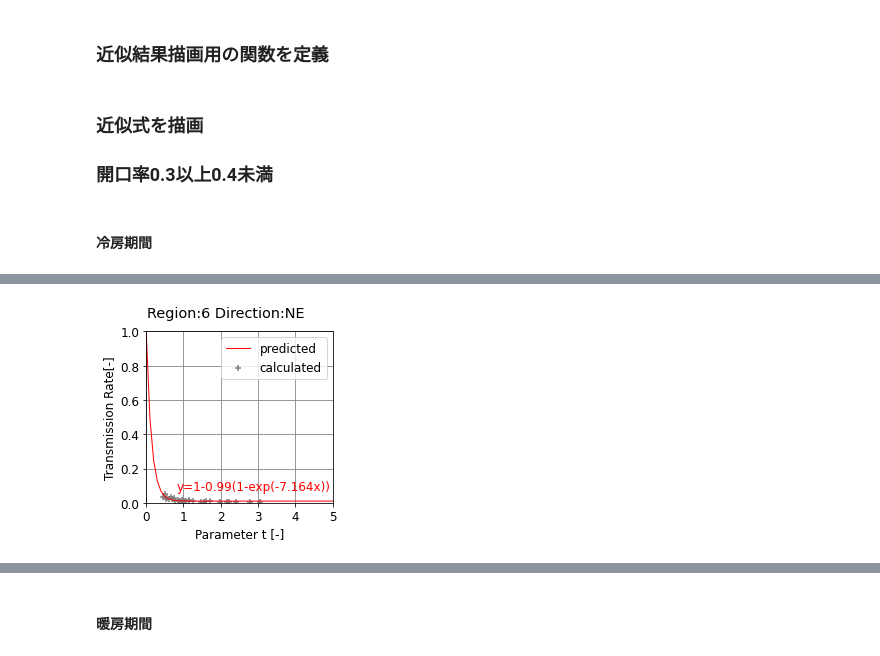
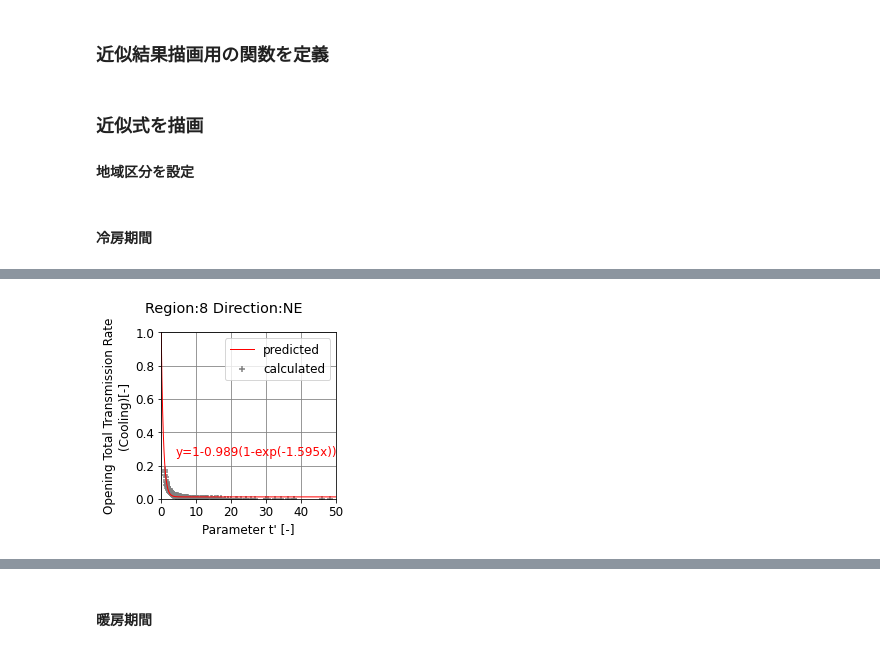
Before and after one commit to BRI-EES-House/03_hana_block, a Jupyter notebook: hana_block_parametric_study_qraphs.ipynb, the cells around one changed output, grey strips where cells are left out. Drawn from its saved outputs; the diff is of its cells as text; code cells hidden in the pictures.

Commit message:
地域区分を8地域に拡張、パラメータt'、期間平均開口部総合透過率を計算する処理を追加、散布図の描画処理を変更

```diff
--- a/hana_block_parametric_study_qraphs.ipynb
+++ b/hana_block_parametric_study_qraphs.ipynb
@@ -286,12 +329,14 @@ for direction, angle in directions.items():
     # グラフ描画
     setPltScatterByRate(df = df_all.query('region == ' + str(region) + ' & direction == "' + direction +'"'),
               fig_title = 'Region:' + str(region) + ' Direction:' + direction,
-              x_label = 'Parameter t [-]',
-              y_label = 'Transmission Rate(Cooling)[-]',
-              x_data_name = 'partition_area_rate',
-              y_data_name = 'tau_total_h',
+              x_label = 'Parameter t\' [-]',
+              y_label = 'Opening Total Transmission Rate' + '\n' + '(Heating)[-]',
+              x_data_name = 't_rev',
+#               x_data_name = 'partition_area_rate',
+              y_data_name = 'tau0_total_h',
+#               y_data_name = 'tau_total_h',
               xlim_min = 0.0,
-              xlim_max = 5.0,
+              xlim_max = 50.0,
               ylim_min = 0.0,
               ylim_max = 0.4,
               file_name = 'parametric_study/heating_by_rate_parametric_study_result'
@@ -365,7 +410,7 @@ def setPltScatter_fitting(df:pd.DataFrame, fig_title:str, x_label:str, y_label:s
     a_pred, b_pred = curve_fit(fit_exponential, x, y)[0]
 
     # 近似データの用意
-    x_pred = np.arange(start=0.0, stop=5.1, step=0.1, dtype=float)
+    x_pred = np.arange(start=0.0, stop=100.1, step=0.1, dtype=float)
     y_pred = fit_exponential(x_pred, a_pred, b_pred)
 
     # プロットの設定
@@ -382,7 +427,13 @@ def setPltScatter_fitting(df:pd.DataFrame, fig_title:str, x_label:str, y_label:s
     ax.set_ylim(ylim_min, ylim_max)
 
     # TODO: 横軸の間隔を設定する
-    #plt.xticks(np.arange(0, 25, step=4))
+    plt.xticks(np.arange(0, xlim_max+10, step=10))
+
+    # マージンの設定
+#     fig.subplots_adjust(left=0.2)
+
+    # パディングの調整
+    plt.tight_layout(rect=[0,0,1,0.96])
 
     # グラフ描画&画像データの保存
     plt.legend()
@@ -390,27 +441,30 @@ def setPltScatter_fitting(df:pd.DataFrame, fig_title:str, x_label:str, y_label:s
     plt.show()
 # %% [markdown]
 ### 近似式を描画
-### 開口率0.3以上0.4未満
+#### 地域区分を設定
 # %%
+region = 8
 # 開口率を0.3以上0.4未満に限定
-df_rate_30 = df_all.query('opening_area_rate >= ' + str(0.3) +  ' & opening_area_rate < ' + str(0.4))
+# df_rate_30 = df_all.query('opening_area_rate >= ' + str(0.3) +  ' & opening_area_rate < ' + str(0.4))
 # %% [markdown]
 #### 冷房期間
 # %%
 for direction, angle in directions.items():
 
     # グラフ描画
-    setPltScatter_fitting(df = df_rate_30.query('region == ' + str(region) + ' & direction == "' + direction +'"'),
+    setPltScatter_fitting(df = df_all.query('region == ' + str(region) + ' & direction == "' + direction +'"'),
               fig_title = 'Region:' + str(region) + ' Direction:' + direction,
-              x_label = 'Parameter t [-]',
-              y_label = 'Transmission Rate[-]',
-              x_data_name = 'partition_area_rate',
-              y_data_name = 'tau_total_c',
+              x_label = 'Parameter t\' [-]',
+              y_label = 'Opening Total Transmission Rate' + '\n' + '(Cooling)[-]',
+              x_data_name = 't_rev',
+#               x_data_name = 'partition_area_rate',
+              y_data_name = 'tau0_total_c',
+#               y_data_name = 'tau_total_c',
               xlim_min = 0.0,
-              xlim_max = 5.0,
+              xlim_max = 50.0,
               ylim_min = 0.0,
               ylim_max = 1,
-              file_name = 'parametric_study/predicted_result_cooling_rate30'
+              file_name = 'parametric_study/predicted_result_cooling'
                                   + '_region' + str(region) + '_' + direction + '.png'
                  )
 # %% [output]
@@ -418 +472 @@ for direction, angle in directions.items():
-[figure, old version]
+[figure, new version]
```
Also changed, not shown: parts of 41 cells of this notebook.
